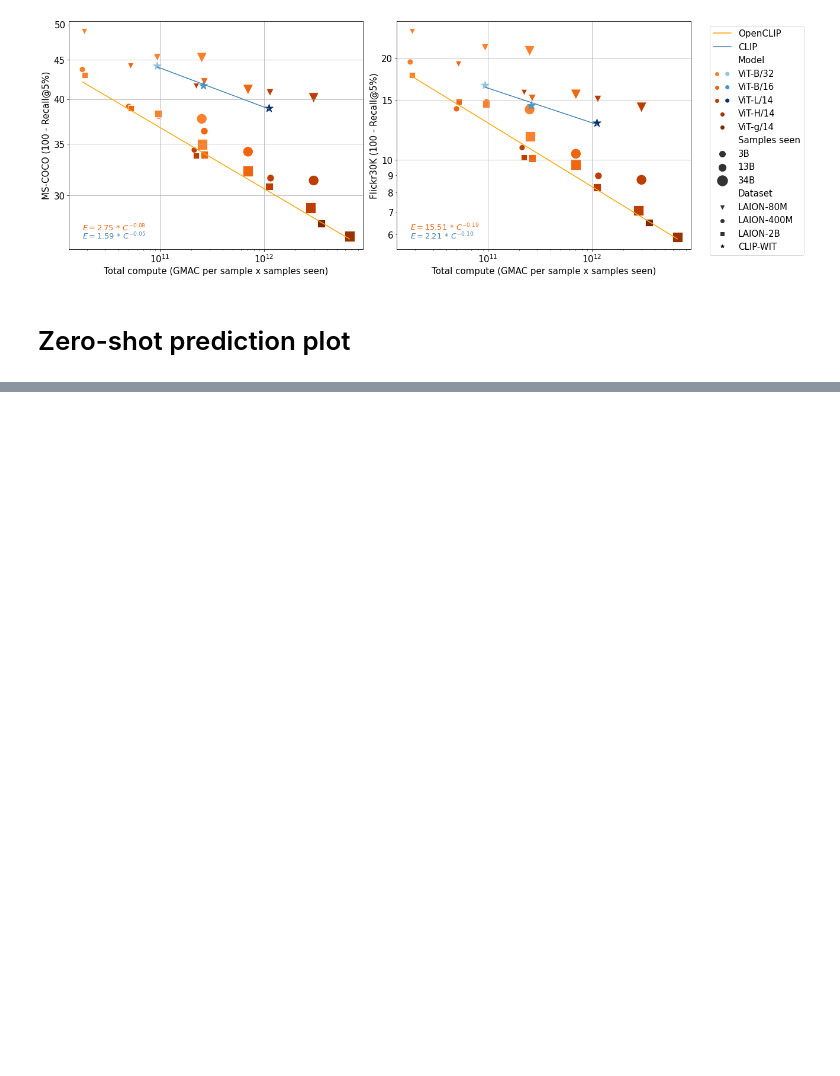
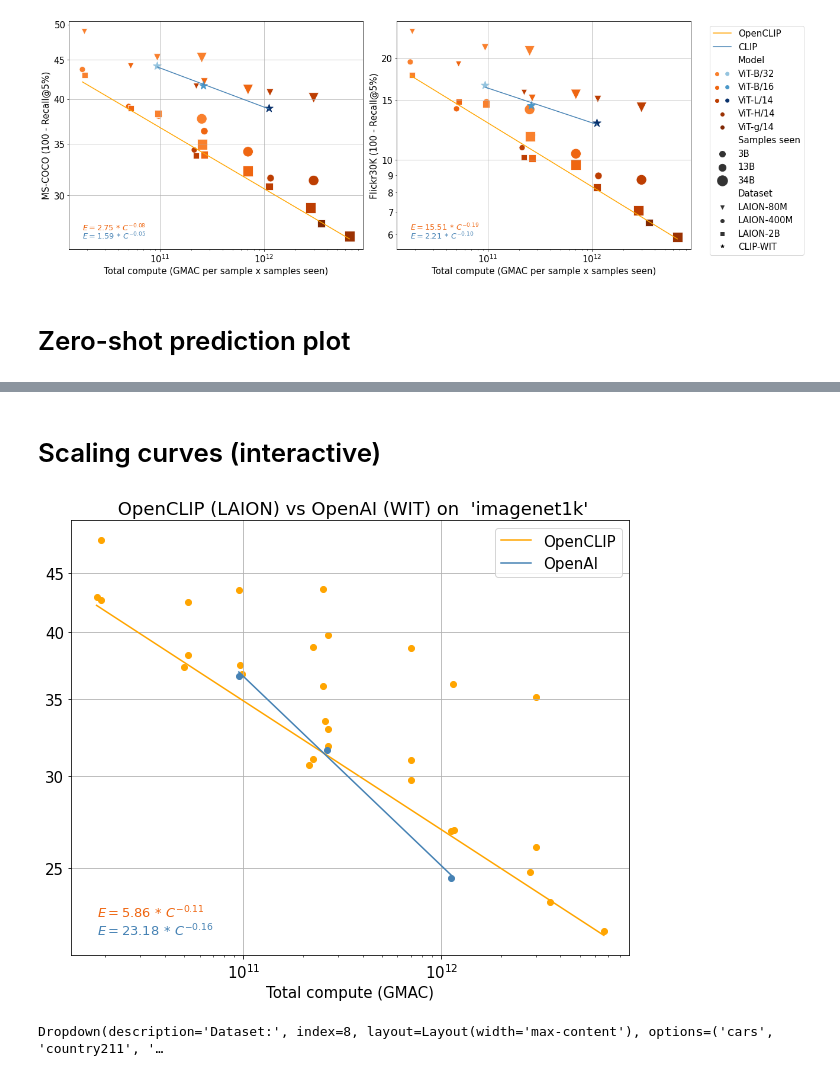
Before and after one commit to LAION-AI/scaling-laws-openclip, a Jupyter notebook: figures.ipynb, the cells around one changed output, grey strips where cells are left out. Cells and saved outputs as stored; diff of their text form; code cells hidden in the pictures; blank space fills up the shorter version.

```diff
--- a/figures.ipynb
+++ b/figures.ipynb
@@ -426,0 +433,71 @@ df_pred[['label', 'pred_acc%', 'actual_acc%']]
+# %% [markdown]
+# Scaling curves (interactive)
+# %%
+import ipywidgets as widgets
+from IPython.display import clear_output
+
+def update(b):
+    clear_output()
+    fig = plt.figure(figsize=(10,8))
+    target = dataset_widget.value
+    d = df[df.downstream_dataset==target]
+    d = d.sort_values(by='gmacs_total')
+    d_openclip = d[d.upstream_dataset != "CLIP-WIT"]
+    X = np.log10(d_openclip.gmacs_total)
+    Y = np.log10(d_openclip["err1"])
+    line_fit_openclip = binned_line_fit(X, Y, nbins=5)
+    plt.scatter(d_openclip.gmacs_total, d_openclip['err1%'], c='orange')
+    x = d_openclip.gmacs_total.values
+    y = 100*pred(d_openclip.gmacs_total, line_fit_openclip).values
+    plt.plot(x, y, color='orange', ms=10, label="OpenCLIP")
+
+
+    xm = x.min()
+    ym = y.min()
+    shift = abs(y[-1] - y[-2]) * 0.5
+    plt.annotate(get_formula_text(line_fit_openclip), xy=(xm, ym+shift), rotation=0, fontsize=13, color=new_porange[1])
+
+
+    d_openai = d[d.upstream_dataset == "CLIP-WIT"]
+
+    X = np.log10(d_openai.gmacs_total)
+    Y = np.log10(d_openai["err1"])
+    line_fit_openai = lstsq(X, Y)
+    plt.scatter(d_openai.gmacs_total, d_openai['err1%'],  c="steelblue")
+    x = d_openai.gmacs_total.values
+    y = 100*pred(d_openai.gmacs_total, line_fit_openai).values
+    shift = 0
+    plt.annotate(get_formula_text(line_fit_openai), xy=(xm, ym), rotation=0, fontsize=13, color='steelblue')
+
+    plt.plot(x, y, color='steelblue', ms=10, label="OpenAI")
+    plt.title(f" OpenCLIP (LAION) vs OpenAI (WIT) on  '{target}'")
+    plt.xlabel("Total compute (GMAC)")
+    plt.xscale("log")
+    plt.yscale("log")
+    plt.legend()
+    minv = d_openclip['err1%'].min()
+    maxv = d_openclip['err1%'].max()
+    unit = 5
+    minv = unit * (minv // unit + 1)
+    maxv = unit * (maxv // unit + 1)
+    plt.grid("True")
+    plt.yticks( np.arange(minv, maxv, unit) )
+    ax = plt.gca()
+    ax.yaxis.set_major_formatter(mticker.FormatStrFormatter('%d'))
+    ax.yaxis.set_minor_formatter(mticker.ScalarFormatter())
+
+    plt.show()
+
+dataset_widget = widgets.Dropdown(
+    options=sorted(list(df.downstream_dataset.unique())),
+    value='imagenet1k',
+    description='Dataset:',
+    disabled=False,
+    layout={'width': 'max-content'},
+)
+dataset_widget.on_trait_change(update)
+update(dataset_widget)
+dataset_widget
+# %% [output]
+[figure, added]
+Dropdown(description='Dataset:', index=8, layout=Layout(width='max-content'), options=('cars', 'country211', '…
```
Also changed, not shown: parts of 5 cells of this notebook, 1 other file.
